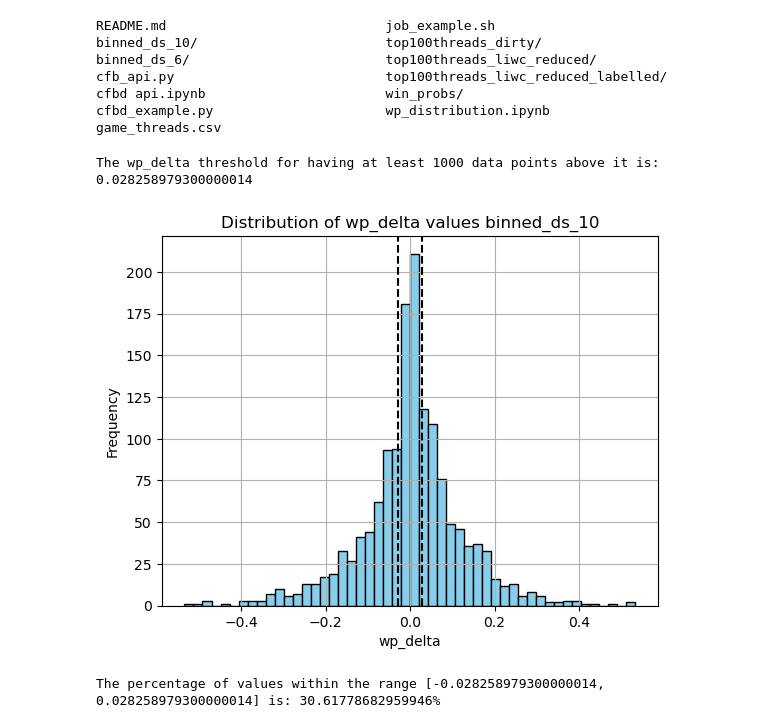
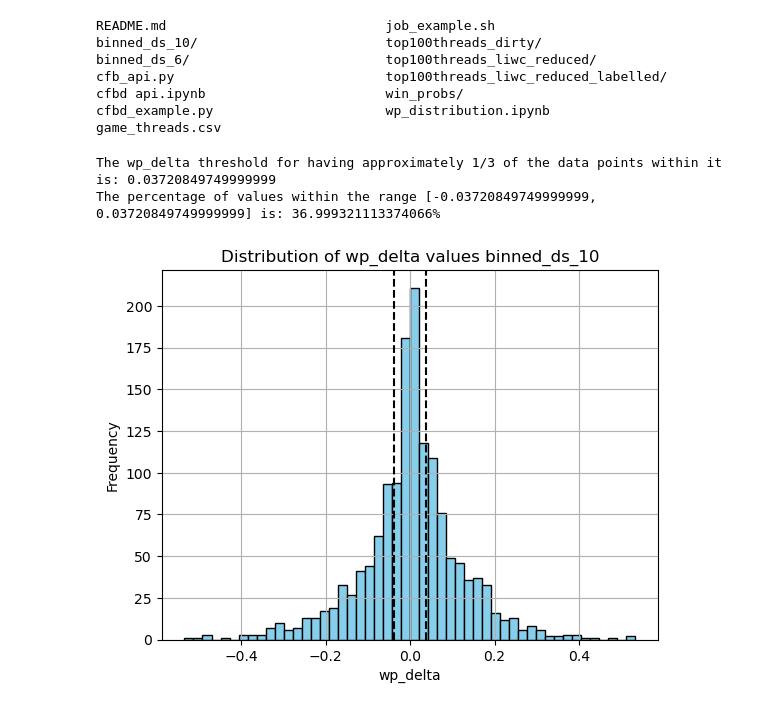
Before and after one commit to danmilmoe/cfb-win-prob-classification, a Jupyter notebook: wp_distribution.ipynb, the cells around one changed output. Drawn from its saved outputs; the diff is of its cells as text; code cells hidden in the pictures.

```diff
--- a/wp_distribution.ipynb
+++ b/wp_distribution.ipynb
@@ -13,7 +13,7 @@ import os
 import json
 import matplotlib.pyplot as plt
 
-def plot_wp_delta_distribution(directory, wp_threshold):
+def plot_wp_delta_distribution(directory):
     wp_delta_values = []
 
     # Iterate through all files in the directory
@@ -30,42 +30,46 @@ def plot_wp_delta_distribution(directory, wp_threshold):
                 # print(entry)
                 # Append wp_delta value to list
                 wp_delta_values.append(entry['wp_delta'])
 
     # Plot the distribution of wp_delta values
     plt.hist(wp_delta_values, bins=50, color='skyblue', edgecolor='black')
     plt.xlabel('wp_delta')
     plt.ylabel('Frequency')
     plt.title(f'Distribution of wp_delta values {directory}')
     plt.grid(True)
 
 
     # Sort wp_delta_values
     wp_delta_values.sort(reverse=True)
 
+    # Calculate threshold index
+    one_third_index = int(len(wp_delta_values) / 3)
+
     # Choose threshold value
-    wp_delta_threshold = abs(wp_delta_values[wp_threshold])
-    print(f"The wp_delta threshold for having at least {wp_threshold} data points above it is: {wp_delta_threshold}")
-    plt.axvline(wp_delta_threshold, color='k', linestyle ='--')
-    plt.axvline(-wp_delta_threshold, color='k', linestyle ='--')
-    plt.show()
+    wp_delta_threshold = abs(wp_delta_values[one_third_index])
+    print(f"The wp_delta threshold for having approximately 1/3 of the data points within it is: {wp_delta_threshold}")
 
     # Count values within the threshold range
     within_threshold_count = sum(1 for val in wp_delta_values if -wp_delta_threshold <= val <= wp_delta_threshold)
 
     # Calculate percentage
     total_count = len(wp_delta_values)
     percentage_within_threshold = (within_threshold_count / total_count) * 100
     print(f"The percentage of values within the range [-{wp_delta_threshold}, {wp_delta_threshold}] is: {percentage_within_threshold}%")
 
+    plt.axvline(wp_delta_threshold, color='k', linestyle ='--')
+    plt.axvline(-wp_delta_threshold, color='k', linestyle ='--')
+    plt.show()
+
 # Specify the directory containing the JSON files
 bin_10 = 'binned_ds_10'
 
 # Call the function to plot the distribution
-plot_wp_delta_distribution(bin_10, 1000)
+plot_wp_delta_distribution(bin_10)
 # %% [output]
-The wp_delta threshold for having at least 1000 data points above it is: 0.028258979300000014
+The wp_delta threshold for having approximately 1/3 of the data points within it is: 0.03720849749999999
+The percentage of values within the range [-0.03720849749999999, 0.03720849749999999] is: 36.999321113374066%
-[figure, old version]
+[figure, new version]
-The percentage of values within the range [-0.028258979300000014, 0.028258979300000014] is: 30.61778682959946%
 # %%
 # Specify the directory containing the JSON files
 bin_6 = 'binned_ds_6'
```
Also changed, not shown: parts of 1 cell of this notebook.
